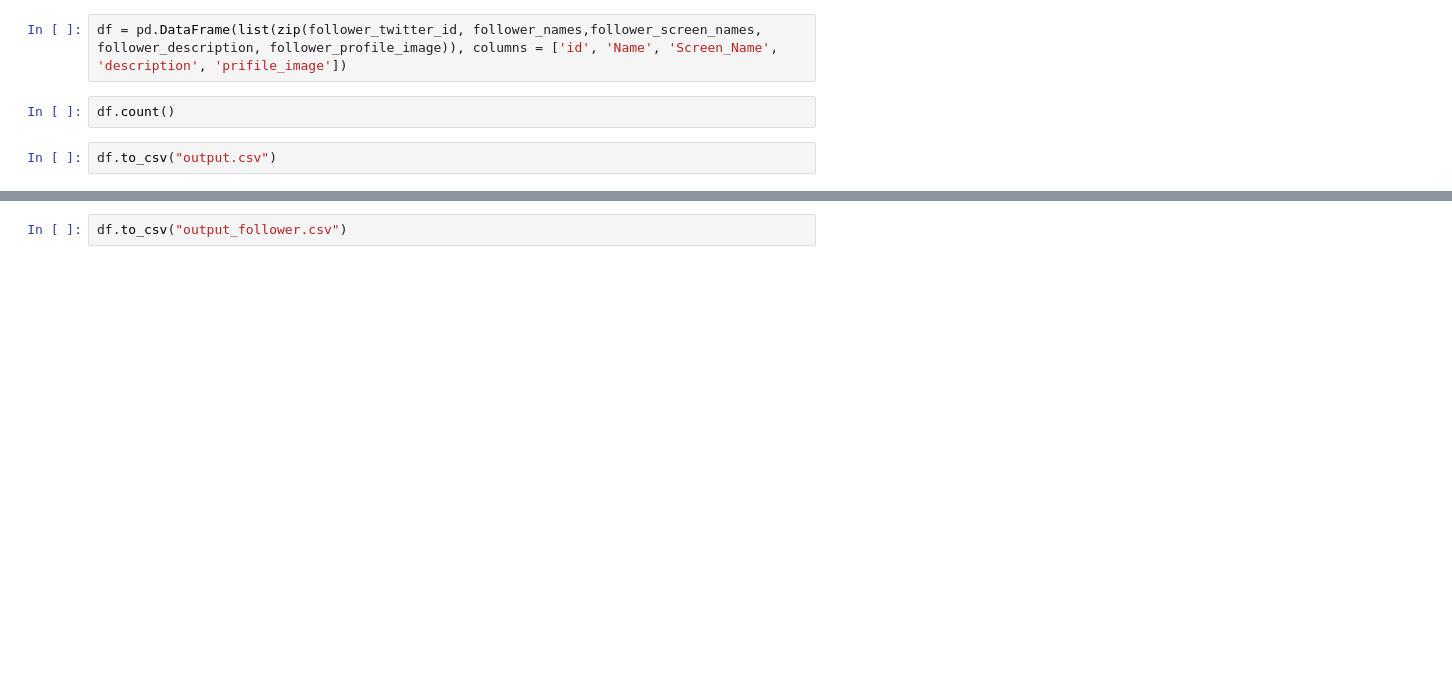
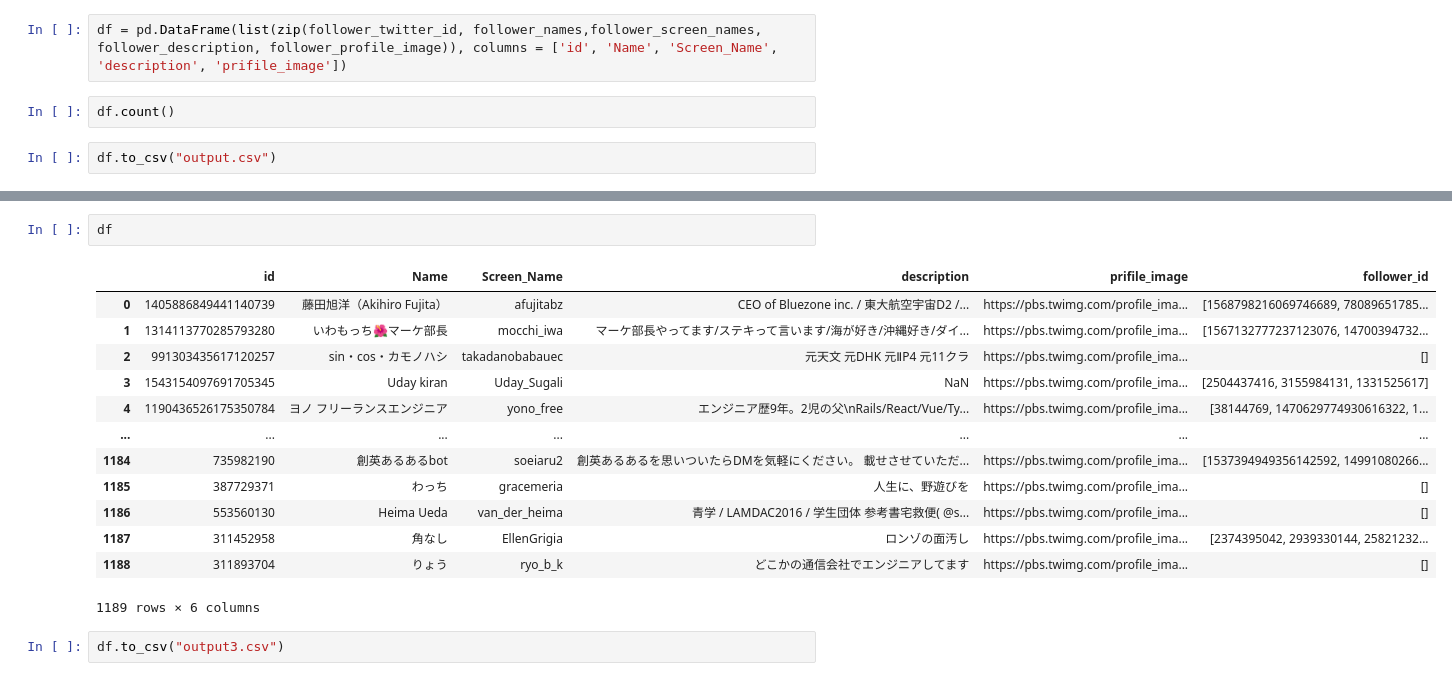
Before and after one commit to Mod12d/relation-app, a Jupyter notebook: api/tweepyのテスト.ipynb, the cells around one changed output, grey strips where cells are left out. Saved outputs shown, nothing was run; the diff lists cells and outputs as text; blank space fills up the shorter version.

```diff
--- a/api/tweepyのテスト.ipynb
+++ b/api/tweepyのテスト.ipynb
@@ -151,4 +265,20 @@ for i, user_id in enumerate (df["id"]):
+# %%
+df
+# %% [output]
+|  | id | Name | Screen_Name | description | prifile_image | follower_id |
+| 0 | 1405886849441140739 | 藤田旭洋（Akihiro Fujita） | afujitabz | CEO of Bluezone inc. / 東大航空宇宙D2 /... | https://pbs.twimg.com/profile_ima... | [1568798216069746689, 78089651785... |
+| 1 | 1314113770285793280 | いわもっち🌺マーケ部長 | mocchi_iwa | マーケ部長やってます/ステキって言います/海が好き/沖縄好き/ダイ... | https://pbs.twimg.com/profile_ima... | [1567132777237123076, 14700394732... |
+| 2 | 991303435617120257 | sin・cos・カモノハシ | takadanobabauec | 元天文 元DHK 元ⅡP4 元11クラ | https://pbs.twimg.com/profile_ima... | [] |
+| 3 | 1543154097691705345 | Uday kiran | Uday_Sugali | NaN | https://pbs.twimg.com/profile_ima... | [2504437416, 3155984131, 1331525617] |
+| 4 | 1190436526175350784 | ヨノ フリーランスエンジニア | yono_free | エンジニア歴9年。2児の父\nRails/React/Vue/Ty... | https://pbs.twimg.com/profile_ima... | [38144769, 1470629774930616322, 1... |
+| ... | ... | ... | ... | ... | ... | ... |
+| 1184 | 735982190 | 創英あるあるbot | soeiaru2 | 創英あるあるを思いついたらDMを気軽にください。 載せさせていただ... | https://pbs.twimg.com/profile_ima... | [1537394949356142592, 14991080266... |
+| 1185 | 387729371 | わっち | gracemeria | 人生に、野遊びを | https://pbs.twimg.com/profile_ima... | [] |
+| 1186 | 553560130 | Heima Ueda | van_der_heima | 青学 / LAMDAC2016 / 学生団体 参考書宅救便( @s... | https://pbs.twimg.com/profile_ima... | [] |
+| 1187 | 311452958 | 角なし | EllenGrigia | ロンゾの面汚し | https://pbs.twimg.com/profile_ima... | [2374395042, 2939330144, 25821232... |
+| 1188 | 311893704 | りょう | ryo_b_k | どこかの通信会社でエンジニアしてます | https://pbs.twimg.com/profile_ima... | [] |
+1189 rows × 6 columns
 # %%
-df.to_csv("output_follower.csv")
+df.to_csv("output3.csv")
 # %%
 df.sample(10)
```
Also changed, not shown: parts of 24 cells of this notebook, 1 other file.
